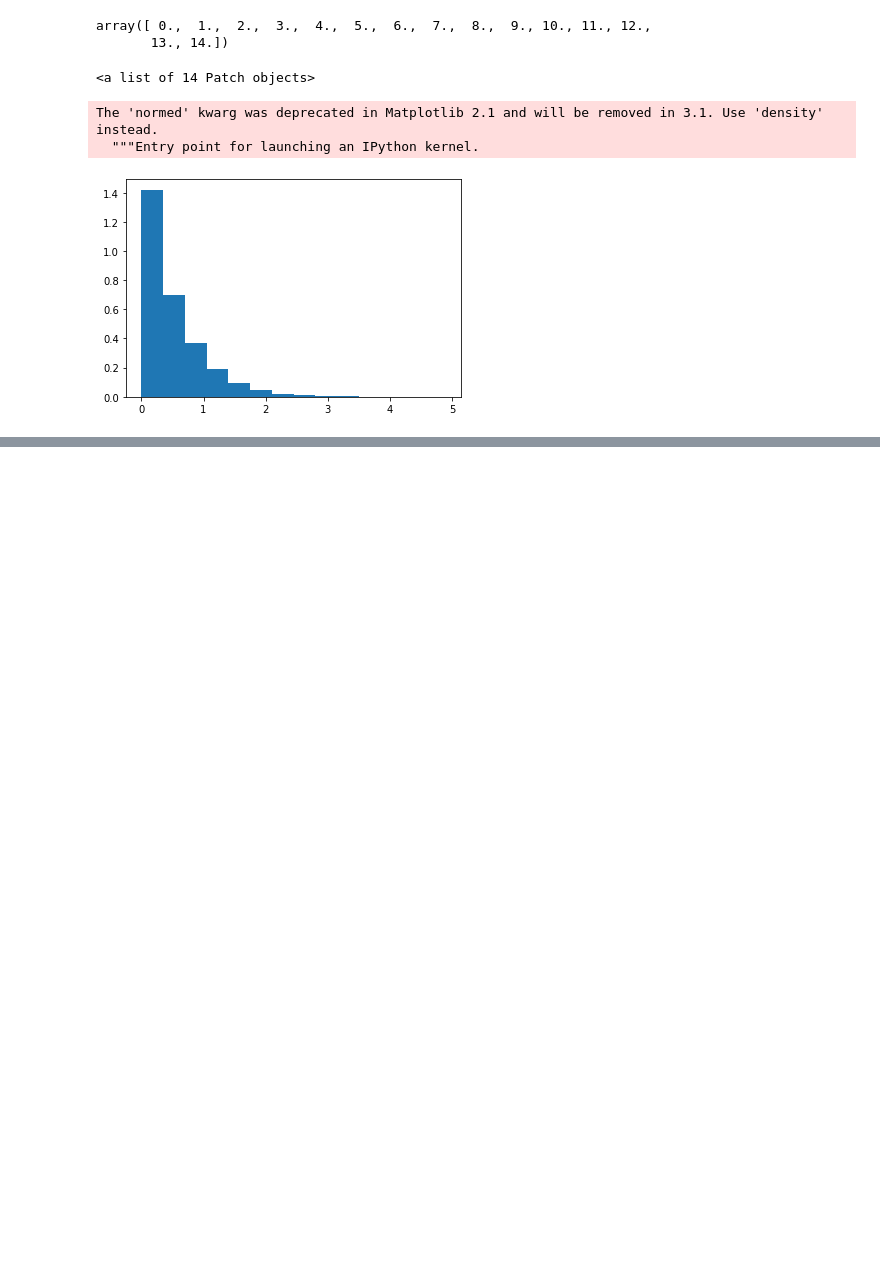
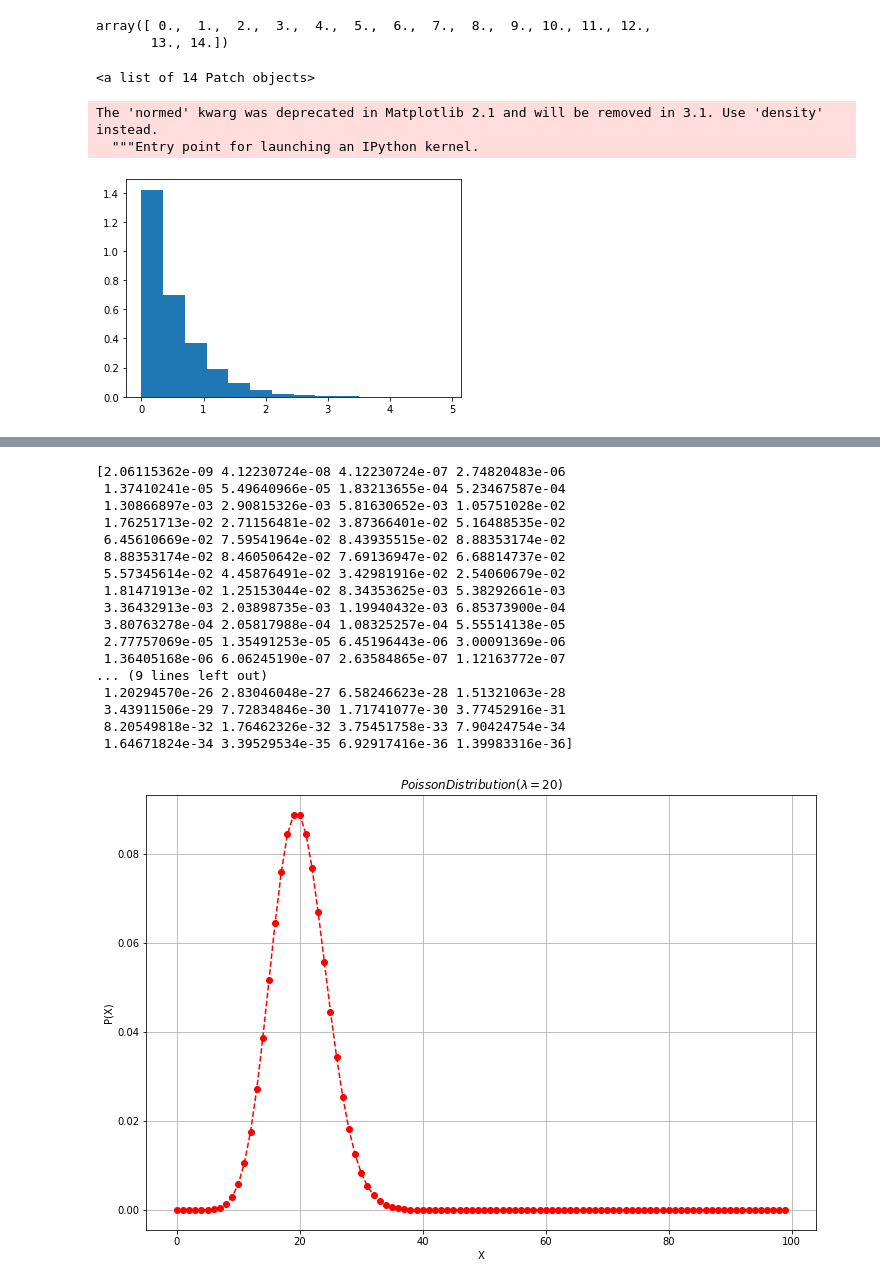
Before and after one commit to xddongx/flexink, a Jupyter notebook: Untitled.ipynb, the cells around one changed output, grey strips where cells are left out. Saved outputs shown, nothing was run; the diff lists cells and outputs as text; code cells hidden in the pictures; blank space fills up the shorter version.

```diff
--- a/Untitled.ipynb
+++ b/Untitled.ipynb
@@ -622,0 +672,32 @@ The 'normed' kwarg was deprecated in Matplotlib 2.1 and will be removed in 3.1.
+# %%
+from scipy.stats import poisson
+
+y1 = poisson(l).pmf(x)
+print(y1)
+
+plt.figure(figsize=(12, 8))
+plt.plot(x, y1, 'ro--')
+plt.xlabel('X')
+plt.ylabel('P(X)')
+plt.title(r'$Poisson Distribution(\lambda = 20)$')
+plt.grid()
+plt.show()
+# %% [output]
+[2.06115362e-09 4.12230724e-08 4.12230724e-07 2.74820483e-06
+ 1.37410241e-05 5.49640966e-05 1.83213655e-04 5.23467587e-04
+ 1.30866897e-03 2.90815326e-03 5.81630652e-03 1.05751028e-02
+ 1.76251713e-02 2.71156481e-02 3.87366401e-02 5.16488535e-02
+ 6.45610669e-02 7.59541964e-02 8.43935515e-02 8.88353174e-02
+ 8.88353174e-02 8.46050642e-02 7.69136947e-02 6.68814737e-02
+ 5.57345614e-02 4.45876491e-02 3.42981916e-02 2.54060679e-02
+ 1.81471913e-02 1.25153044e-02 8.34353625e-03 5.38292661e-03
+ 3.36432913e-03 2.03898735e-03 1.19940432e-03 6.85373900e-04
+ 3.80763278e-04 2.05817988e-04 1.08325257e-04 5.55514138e-05
+ 2.77757069e-05 1.35491253e-05 6.45196443e-06 3.00091369e-06
+ 1.36405168e-06 6.06245190e-07 2.63584865e-07 1.12163772e-07
+... (9 lines left out)
+ 1.20294570e-26 2.83046048e-27 6.58246623e-28 1.51321063e-28
+ 3.43911506e-29 7.72834846e-30 1.71741077e-30 3.77452916e-31
+ 8.20549818e-32 1.76462326e-32 3.75451758e-33 7.90424754e-34
+ 1.64671824e-34 3.39529534e-35 6.92917416e-36 1.39983316e-36]
+[figure, added]
```
Also changed, not shown: parts of 5 cells of this notebook, 2 other files.
